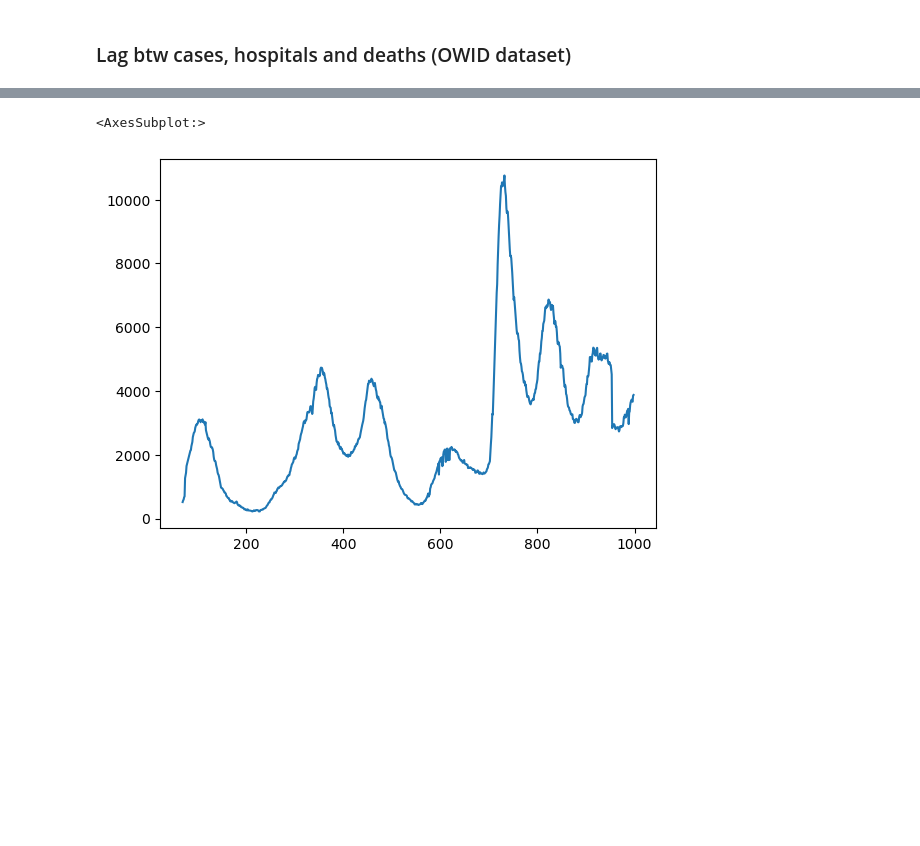
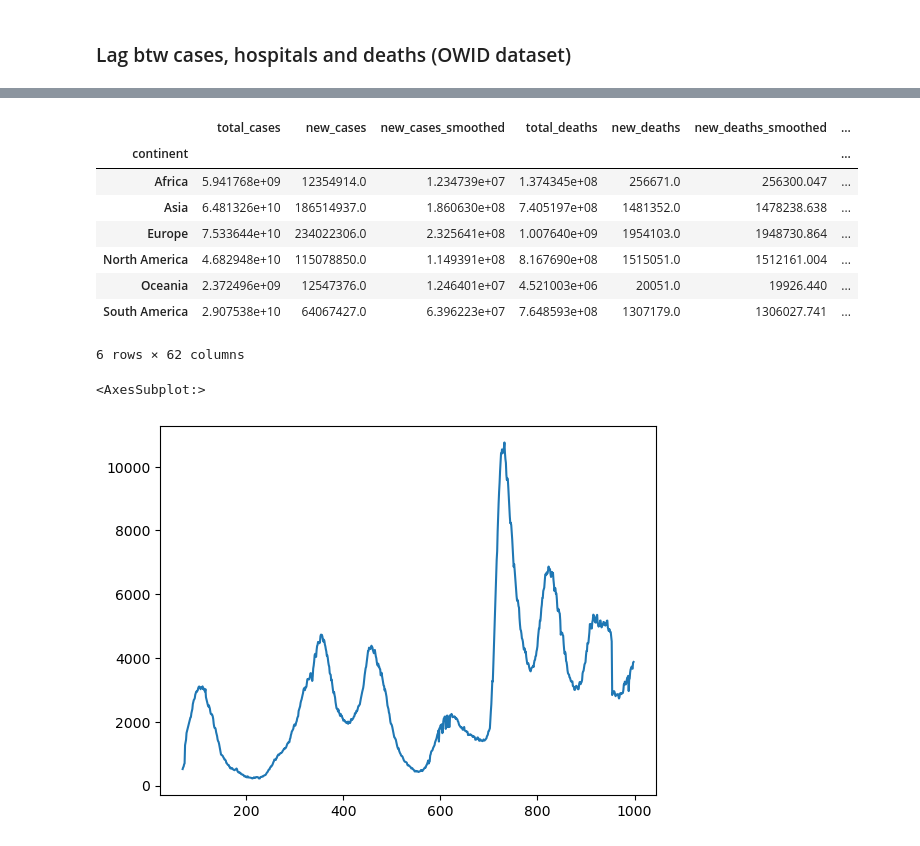
Before and after one commit to waqasbinhamed/numf, a Jupyter notebook: EDA.ipynb, the cells around one changed output, grey strips where cells are left out. Drawn from its saved outputs; the diff is of its cells as text; code cells hidden in the pictures; blank space fills up the shorter version.

```diff
--- a/EDA.ipynb
+++ b/EDA.ipynb
@@ -136,3 +162,15 @@ df_owid
+# %%
+df_owid.groupby('continent').sum()
+# %% [output]
+|  | total_cases | new_cases | new_cases_smoothed | total_deaths | new_deaths | new_deaths_smoothed | ... |
+| continent |  |  |  |  |  |  | ... |
+| Africa | 5.941768e+09 | 12354914.0 | 1.234739e+07 | 1.374345e+08 | 256671.0 | 256300.047 | ... |
+| Asia | 6.481326e+10 | 186514937.0 | 1.860630e+08 | 7.405197e+08 | 1481352.0 | 1478238.638 | ... |
+| Europe | 7.533644e+10 | 234022306.0 | 2.325641e+08 | 1.007640e+09 | 1954103.0 | 1948730.864 | ... |
+| North America | 4.682948e+10 | 115078850.0 | 1.149391e+08 | 8.167690e+08 | 1515051.0 | 1512161.004 | ... |
+| Oceania | 2.372496e+09 | 12547376.0 | 1.246401e+07 | 4.521003e+06 | 20051.0 | 19926.440 | ... |
+| South America | 2.907538e+10 | 64067427.0 | 6.396223e+07 | 7.648593e+08 | 1307179.0 | 1306027.741 | ... |
+6 rows × 62 columns
 # %%
 df_owid_can = df_owid[df_owid['location'] == 'Canada']
 df_owid_can.reset_index(inplace=True)
```
Also changed, not shown: parts of 7 cells of this notebook, 40 other files.
